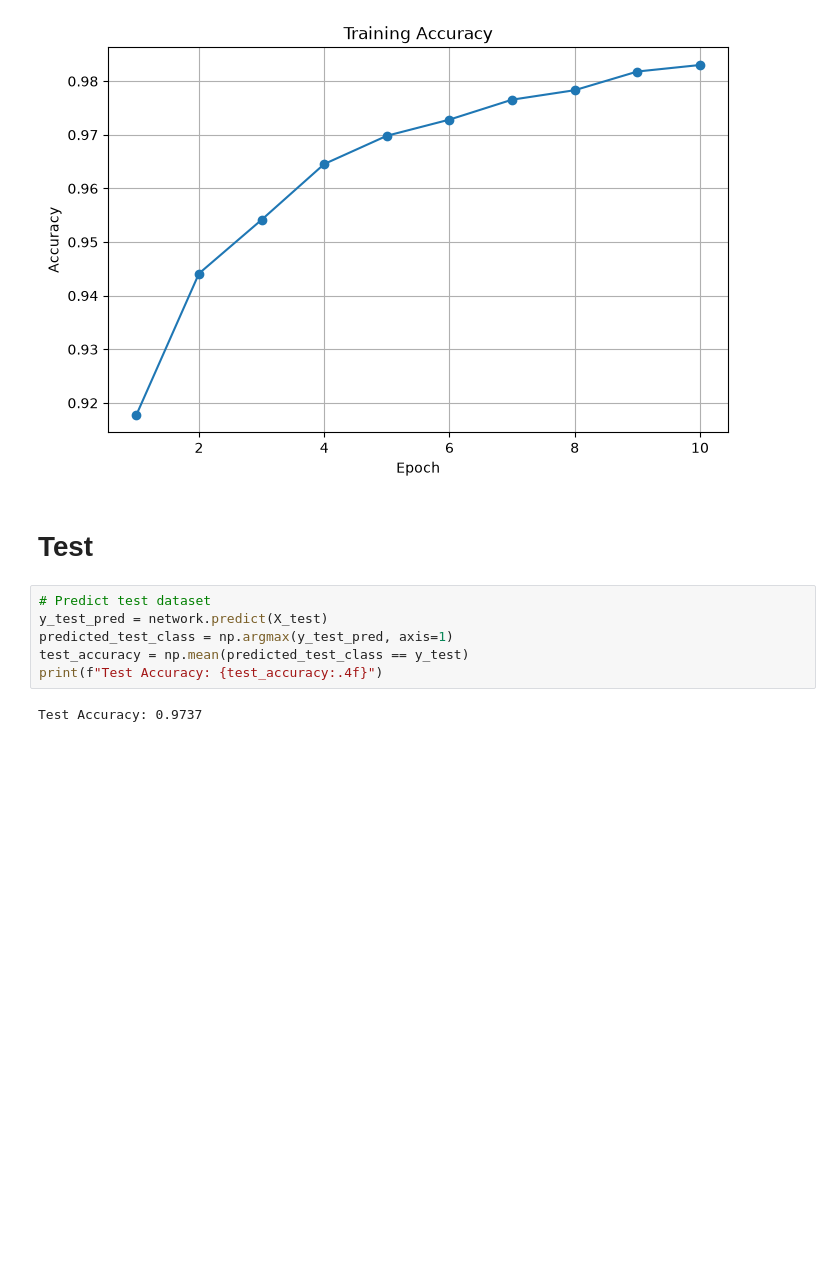
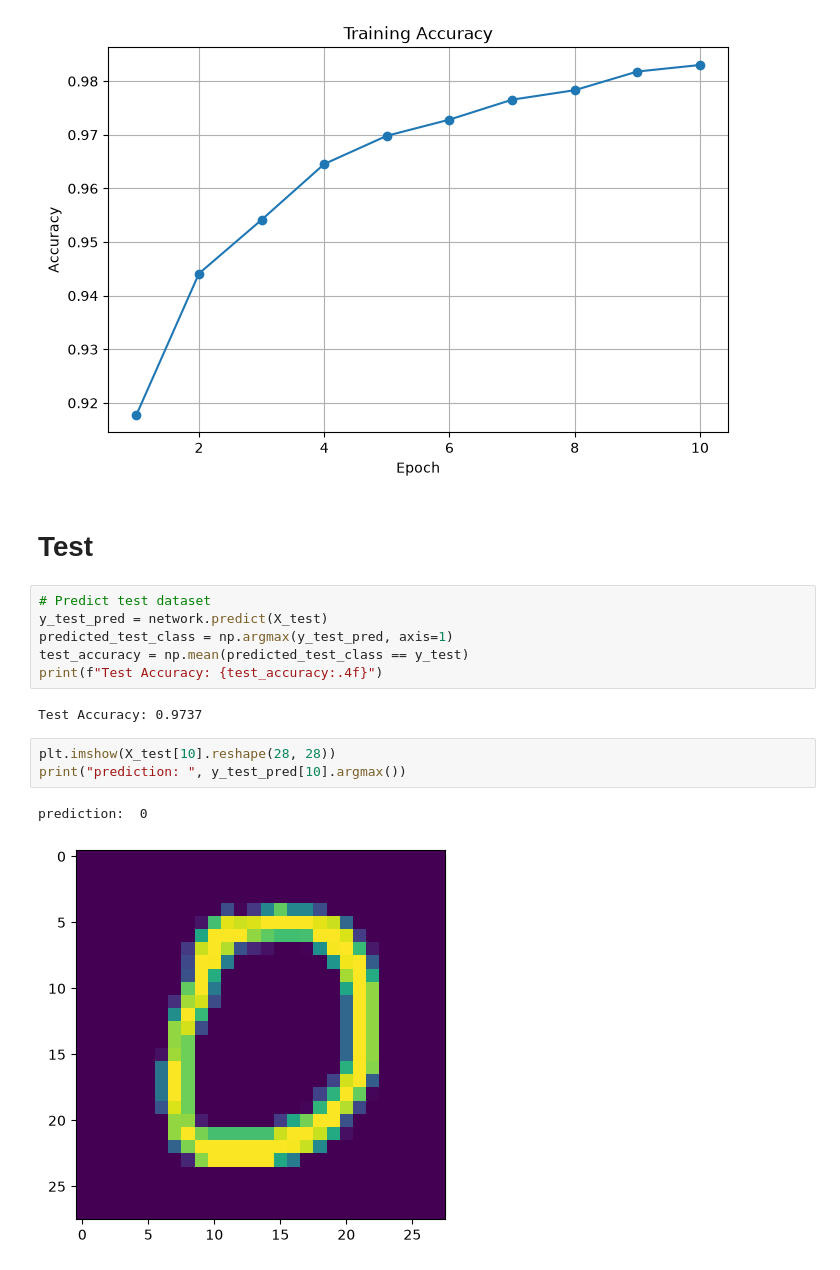
Before and after one commit to adelbazzii/ece-5831-2026-assignments, a Jupyter notebook: A_07/module7.ipynb, the cells around one changed output. Drawn from its saved outputs; the diff is of its cells as text; blank space fills up the shorter version.

Commit message:
test example

```diff
--- a/A_07/module7.ipynb
+++ b/A_07/module7.ipynb
@@ -240,3 +240,9 @@ test_accuracy = np.mean(predicted_test_class == y_test)
 print(f"Test Accuracy: {test_accuracy:.4f}")
 # %% [output]
 Test Accuracy: 0.9737
+# %%
+plt.imshow(X_test[10].reshape(28, 28))
+print("prediction: ", y_test_pred[10].argmax())
+# %% [output]
+prediction:  0
+[figure, added]
```
